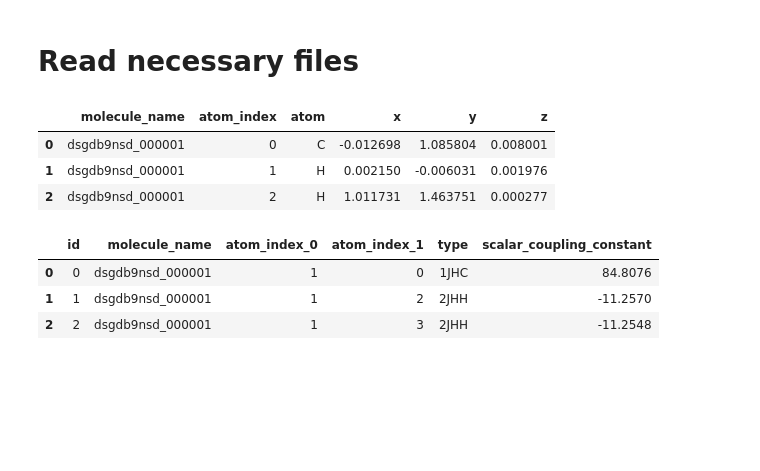
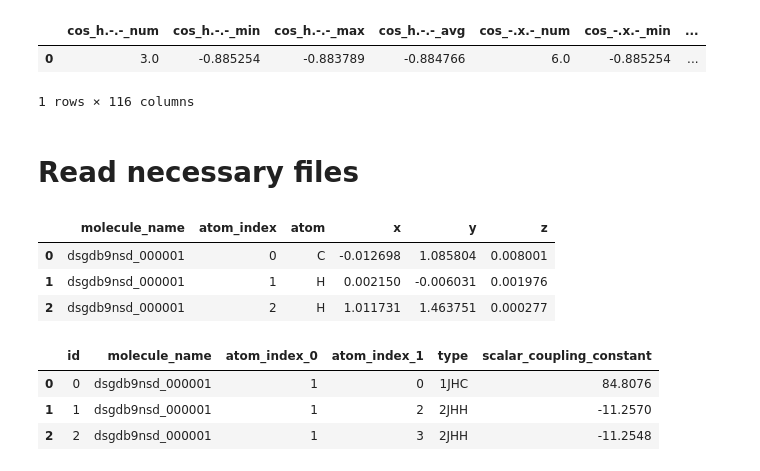
Before and after one commit to miguel-rita/remote-five, a Jupyter notebook: notebooks/burn_EDA.ipynb, the cells around one changed output. Drawn from its saved outputs; the diff is of its cells as text; code cells hidden in the pictures; blank space fills up the shorter version.

```diff
--- a/notebooks/burn_EDA.ipynb
+++ b/notebooks/burn_EDA.ipynb
@@ -9,6 +9,18 @@ from openbabel import *
 import plotly.graph_objs as go
 from plotly.offline import init_notebook_mode, iplot
 from sympy.geometry import Point3D
+# %%
+# tr = pd.read_hdf('../features/core_feats_angles_cos_train.h5')
+# tr = tr.rename(mapper=lambda c : 'cos_'+c, axis=1)
+# tr.to_hdf('../features/core_feats_angles_cos_train.h5', key='a', mode='w')
+# tr = pd.read_hdf('../features/core_feats_angles_cos_test.h5')
+# tr = tr.rename(mapper=lambda c : 'cos_'+c, axis=1)
+# tr.to_hdf('../features/core_feats_angles_cos_test.h5', key='a', mode='w')
+pd.read_hdf('../features/core_feats_angles_cos_train.h5').head(1)
+# %% [output]
+|  | cos_h.-.-_num | cos_h.-.-_min | cos_h.-.-_max | cos_h.-.-_avg | cos_-.x.-_num | cos_-.x.-_min | ... |
+| 0 | 3.0 | -0.885254 | -0.883789 | -0.884766 | 6.0 | -0.885254 | ... |
+1 rows × 116 columns
 # %%
 # initiate the plotly notebook mode
 init_notebook_mode(connected=True)
```
Also changed, not shown: 4 other files.
